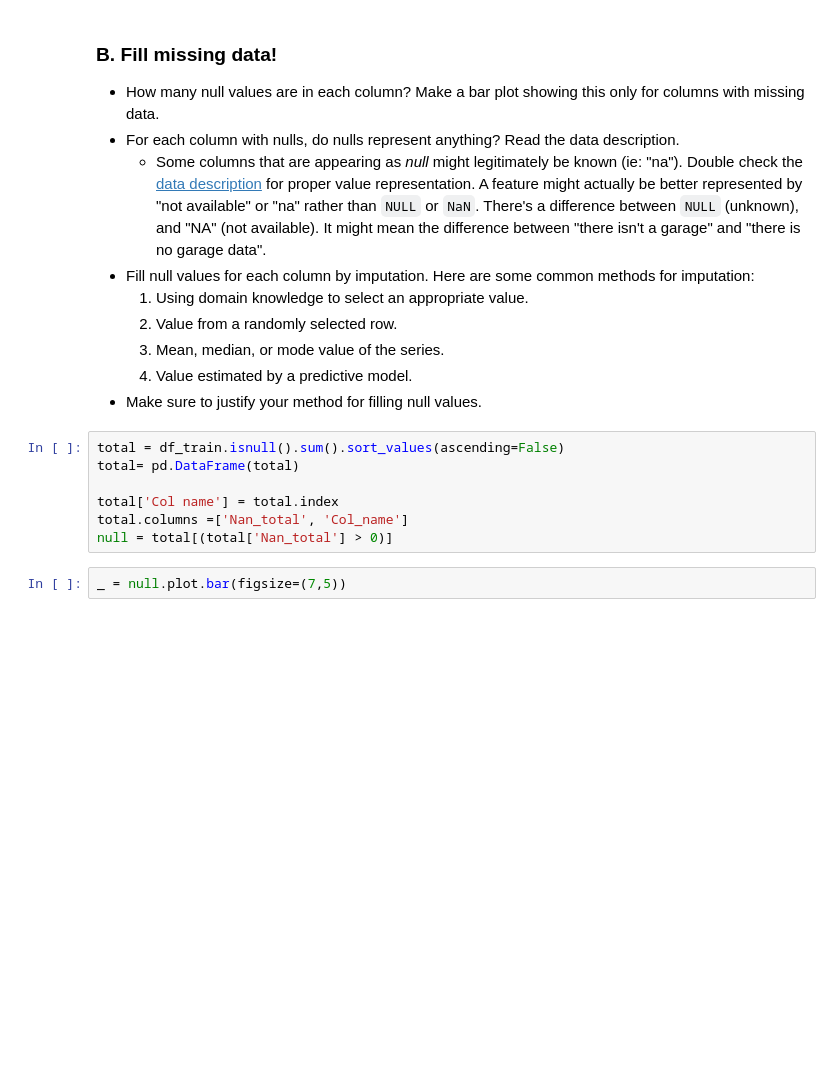
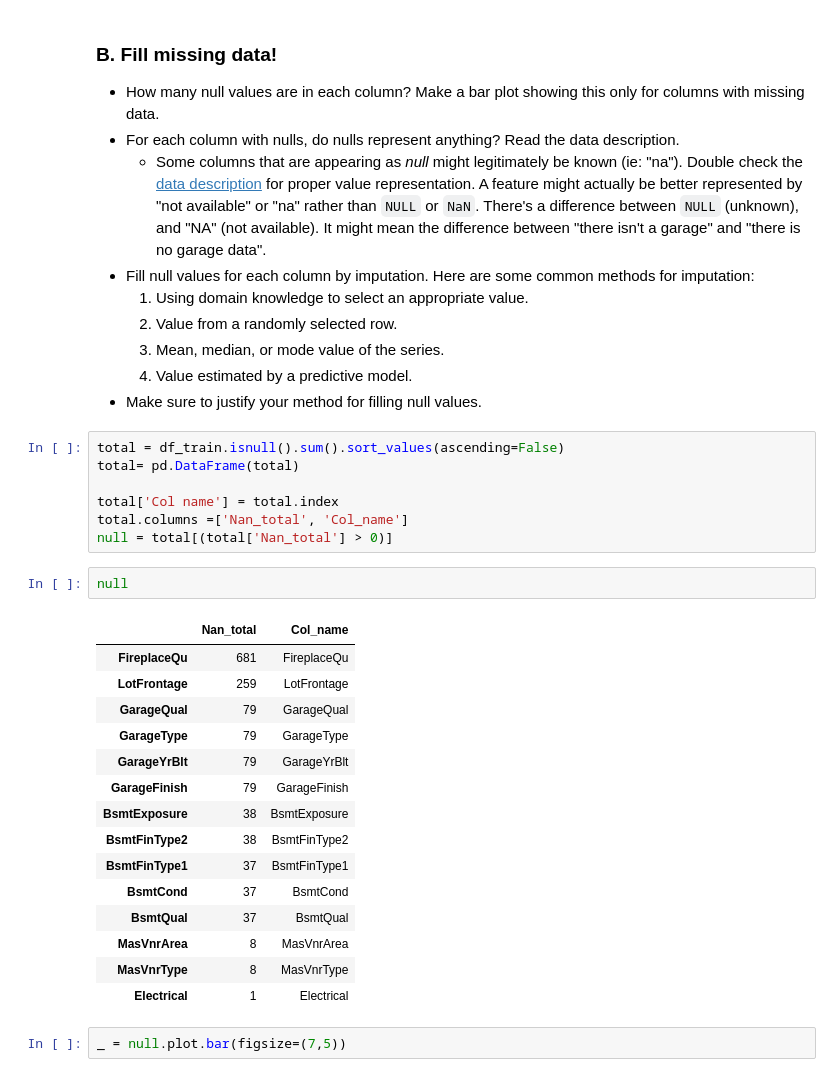
Before and after one commit to Uyentruong236/Ames_Housing, a Jupyter notebook: ipynb/project_2_starter.ipynb, the cells around one changed output. Drawn from its saved outputs; the diff is of its cells as text; blank space fills up the shorter version.

Commit message:
added null values

```diff
--- a/ipynb/project_2_starter.ipynb
+++ b/ipynb/project_2_starter.ipynb
@@ -261,6 +268,24 @@ total= pd.DataFrame(total)
 total['Col name'] = total.index
 total.columns =['Nan_total', 'Col_name']
 null = total[(total['Nan_total'] > 0)]
+# %%
+null
+# %% [output]
+|  | Nan_total | Col_name |
+| FireplaceQu | 681 | FireplaceQu |
+| LotFrontage | 259 | LotFrontage |
+| GarageQual | 79 | GarageQual |
+| GarageType | 79 | GarageType |
+| GarageYrBlt | 79 | GarageYrBlt |
+| GarageFinish | 79 | GarageFinish |
+| BsmtExposure | 38 | BsmtExposure |
+| BsmtFinType2 | 38 | BsmtFinType2 |
+| BsmtFinType1 | 37 | BsmtFinType1 |
+| BsmtCond | 37 | BsmtCond |
+| BsmtQual | 37 | BsmtQual |
+| MasVnrArea | 8 | MasVnrArea |
+| MasVnrType | 8 | MasVnrType |
+| Electrical | 1 | Electrical |
 # %%
 _ = null.plot.bar(figsize=(7,5))
 # %% [output]
```
Also changed, not shown: parts of 13 cells of this notebook.
